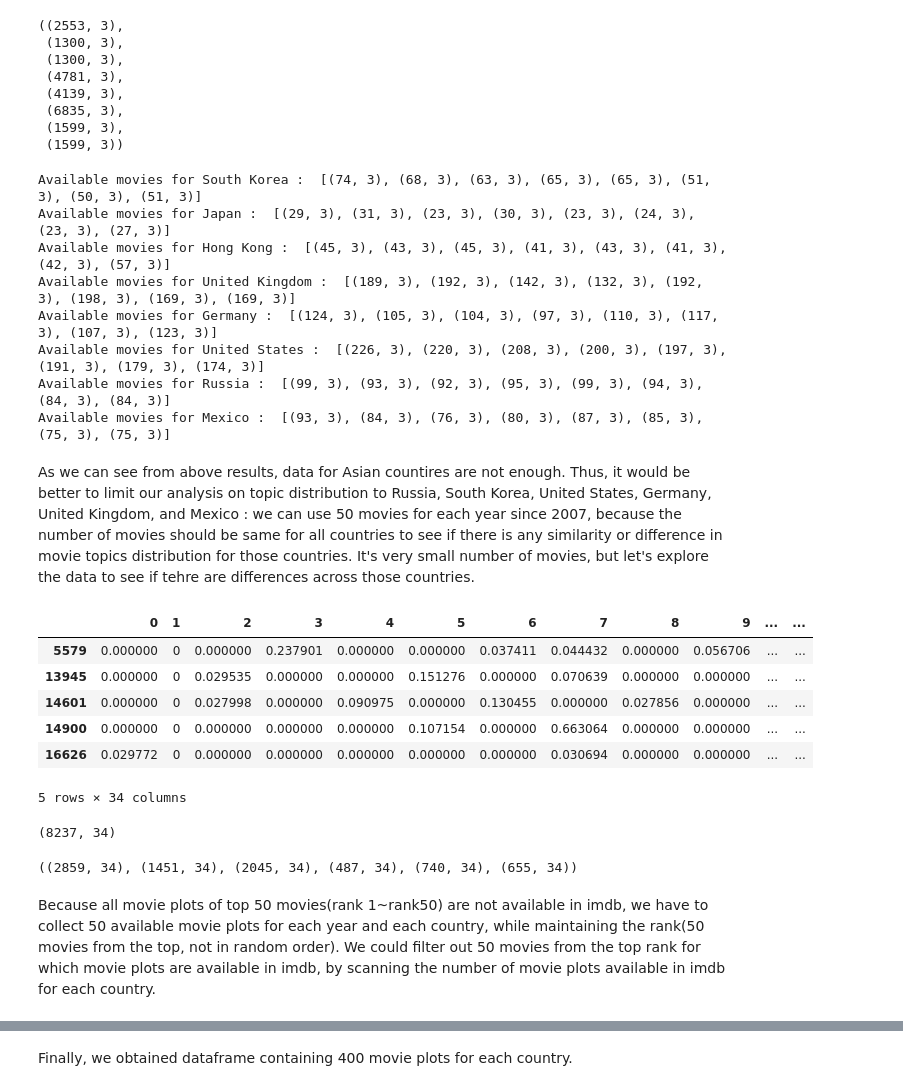
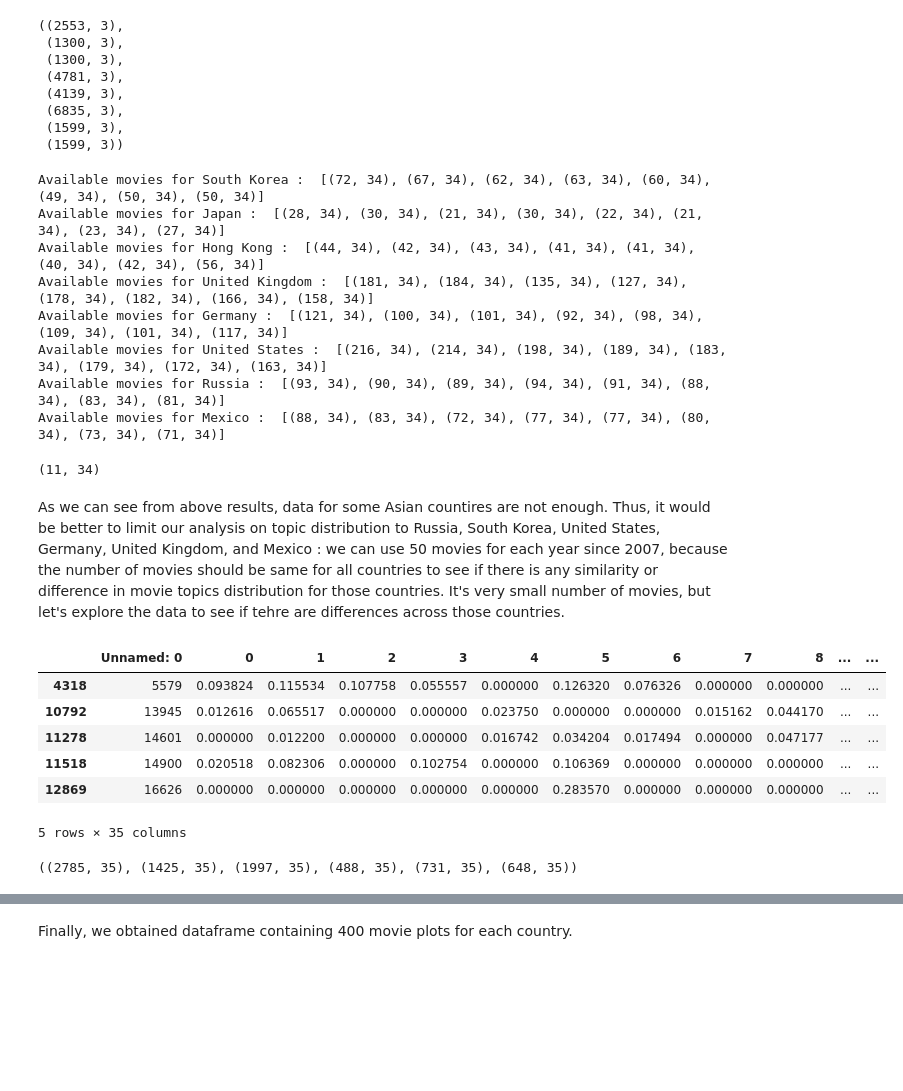
Before and after one commit to soorajmr/moviemeta, a Jupyter notebook: notebooks/popularity_visualization.ipynb, the cells around one changed output, grey strips where cells are left out. Drawn from its saved outputs; the diff is of its cells as text; code cells hidden in the pictures; blank space fills up the shorter version.

```diff
--- a/notebooks/popularity_visualization.ipynb
+++ b/notebooks/popularity_visualization.ipynb
@@ -25,3 +15,8 @@ imdb_meta_df['title'] = imdb_meta_df['title'].apply(lambda x : x.split('(')[0].s
+# %%
+imdb_meta_df = pd.read_csv(dropbox + 'imdb_meta_df_cleaned.csv')
+imdb_topic_df = pd.read_csv(dropbox + 'imdb_topic_df.csv')
+imdb_topic_df['title'] = imdb_topic_df['title'].apply(unidecode)
+imdb_meta_df['title'] = imdb_meta_df['title'].apply(unidecode)
 # %%
 imdb_meta_df.head()
 # %% [output]
@@ -84,21 +81,21 @@ available_us =[]
 available_ru =[]
 available_mx =[]
 for year in years:
-    num_movies_kr = imdb_meta_df[imdb_meta_df['year']==year][imdb_meta_df['title'].isin(kr_df[kr_df['year']==year].movie.tolist())]
+    num_movies_kr = imdb_topic_df[imdb_topic_df['year']==year][imdb_topic_df['title'].isin(kr_df[kr_df['year']==year].movie.tolist())]
     available_kr.append(num_movies_kr.shape)
-    num_movies_jp = imdb_meta_df[imdb_meta_df['year']==year][imdb_meta_df['title'].isin(jp_df[jp_df['year']==year].movie.tolist())]
+    num_movies_jp = imdb_topic_df[imdb_topic_df['year']==year][imdb_topic_df['title'].isin(jp_df[jp_df['year']==year].movie.tolist())]
     available_jp.append(num_movies_jp.shape)
-    num_movies_hk = imdb_meta_df[imdb_meta_df['year']==year][imdb_meta_df['title'].isin(hk_df[hk_df['year']==year].movie.tolist())]
+    num_movies_hk = imdb_topic_df[imdb_topic_df['year']==year][imdb_topic_df['title'].isin(hk_df[hk_df['year']==year].movie.tolist())]
     available_hk.append(num_movies_hk.shape)
-    num_movies_uk = imdb_meta_df[imdb_meta_df['year']==year][imdb_meta_df['title'].isin(uk_df[uk_df['year']==year].movie.tolist())]
+    num_movies_uk = imdb_topic_df[imdb_topic_df['year']==year][imdb_topic_df['title'].isin(uk_df[uk_df['year']==year].movie.tolist())]
     available_uk.append(num_movies_uk.shape)
-    num_movies_ge = imdb_meta_df[imdb_meta_df['year']==year][imdb_meta_df['title'].isin(ge_df[ge_df['year']==year].movie.tolist())]
+    num_movies_ge = imdb_topic_df[imdb_topic_df['year']==year][imdb_topic_df['title'].isin(ge_df[ge_df['year']==year].movie.tolist())]
     available_ge.append(num_movies_ge.shape)
-    num_movies_us = imdb_meta_df[imdb_meta_df['year']==year][imdb_meta_df['title'].isin(us_df[us_df['year']==year].movie.tolist())]
+    num_movies_us = imdb_topic_df[imdb_topic_df['year']==year][imdb_topic_df['title'].isin(us_df[us_df['year']==year].movie.tolist())]
     available_us.append(num_movies_us.shape)
-    num_movies_ru = imdb_meta_df[imdb_meta_df['year']==year][imdb_meta_df['title'].isin(ru_df[ru_df['year']==year].movie.tolist())]
+    num_movies_ru = imdb_topic_df[imdb_topic_df['year']==year][imdb_topic_df['title'].isin(ru_df[ru_df['year']==year].movie.tolist())]
     available_ru.append(num_movies_ru.shape)
-    num_movies_mx = imdb_meta_df[imdb_meta_df['year']==year][imdb_meta_df['title'].isin(mx_df[mx_df['year']==year].movie.tolist())]
+    num_movies_mx = imdb_topic_df[imdb_topic_df['year']==year][imdb_topic_df['title'].isin(mx_df[mx_df['year']==year].movie.tolist())]
     available_mx.append(num_movies_mx.shape)
 print "Available movies for South Korea : " ,available_kr
 print "Available movies for Japan : " ,available_jp
@@ -109,47 +106,47 @@ print "Available movies for United States : " ,available_us
 print "Available movies for Russia : " ,available_ru
 print "Available movies for Mexico : " ,available_mx
 # %% [output]
-Available movies for South Korea :  [(74, 3), (68, 3), (63, 3), (65, 3), (65, 3), (51, 3), (50, 3), (51, 3)]
-Available movies for Japan :  [(29, 3), (31, 3), (23, 3), (30, 3), (23, 3), (24, 3), (23, 3), (27, 3)]
-Available movies for Hong Kong :  [(45, 3), (43, 3), (45, 3), (41, 3), (43, 3), (41, 3), (42, 3), (57, 3)]
-Available movies for United Kingdom :  [(189, 3), (192, 3), (142, 3), (132, 3), (192, 3), (198, 3), (169, 3), (169, 3)]
-Available movies for Germany :  [(124, 3), (105, 3), (104, 3), (97, 3), (110, 3), (117, 3), (107, 3), (123, 3)]
-Available movies for United States :  [(226, 3), (220, 3), (208, 3), (200, 3), (197, 3), (191, 3), (179, 3), (174, 3)]
-Available movies for Russia :  [(99, 3), (93, 3), (92, 3), (95, 3), (99, 3), (94, 3), (84, 3), (84, 3)]
-Available movies for Mexico :  [(93, 3), (84, 3), (76, 3), (80, 3), (87, 3), (85, 3), (75, 3), (75, 3)]
+Available movies for South Korea :  [(72, 34), (67, 34), (62, 34), (63, 34), (60, 34), (49, 34), (50, 34), (50, 34)]
+Available movies for Japan :  [(28, 34), (30, 34), (21, 34), (30, 34), (22, 34), (21, 34), (23, 34), (27, 34)]
+Available movies for Hong Kong :  [(44, 34), (42, 34), (43, 34), (41, 34), (41, 34), (40, 34), (42, 34), (56, 34)]
+Available movies for United Kingdom :  [(181, 34), (184, 34), (135, 34), (127, 34), (178, 34), (182, 34), (166, 34), (158, 34)]
+Available movies for Germany :  [(121, 34), (100, 34), (101, 34), (92, 34), (98, 34), (109, 34), (101, 34), (117, 34)]
+Available movies for United States :  [(216, 34), (214, 34), (198, 34), (189, 34), (183, 34), (179, 34), (172, 34), (163, 34)]
+Available movies for Russia :  [(93, 34), (90, 34), (89, 34), (94, 34), (91, 34), (88, 34), (83, 34), (81, 34)]
+Available movies for Mexico :  [(88, 34), (83, 34), (72, 34), (77, 34), (77, 34), (80, 34), (73, 34), (71, 34)]
+# %%
+imdb_topic_df[imdb_topic_df['year']==year][imdb_topic_df['title'].isin(us_df[us_df['year']==year].movie.tolist())]
+# %% [output]
+(11, 34)
 # %% [markdown]
-As we can see from above results, data for Asian countires are not enough. Thus, it would be better to limit our analysis on topic distribution to Russia, South Korea, United States, Germany, United Kingdom, and Mexico : we can use 50 movies for each year since 2007, because the number of movies should be same for all countries to see if there is any similarity or difference in movie topics distribution for those countries. It's very small number of movies, but let's explore the data to see if tehre are differences across those countries.
+As we can see from above results, data for some Asian countires are not enough. Thus, it would be better to limit our analysis on topic distribution to Russia, South Korea, United States, Germany, United Kingdom, and Mexico : we can use 50 movies for each year since 2007, because the number of movies should be same for all countries to see if there is any similarity or difference in movie topics distribution for those countries. It's very small number of movies, but let's explore the data to see if tehre are differences across those countries.
 # %%
 def get(df, year, country=None):
     df = df[df['year']==year]
     if country:
         return df[df['country']==country]
     return df
 
 imdb_merged_df = pd.DataFrame()
 
 for year in range(2001, 2015):
     for country in ['Germany','United States', 'United Kingdom', 'South Korea', 'Russia', 'Mexico']:
         topic = get(imdb_topic_df, year)
         top = get(topmovies_df, year,country)
         #remove date from imdb title
-        titles = topic.title.apply(lambda x : x.split('(')[0].strip())
-        topic = topic[titles.isin(top.movie.tolist())]
+        titles = topic.title.apply(lambda x : x.split('(')[0].strip().lower())
+        topic = topic[titles.isin([t.lower() for t in top.movie.tolist()])]
         topic['country'] = country
         imdb_merged_df = pd.concat([imdb_merged_df, topic])
 imdb_merged_df.head()
 # %% [output]
-|  | 0 | 1 | 2 | 3 | 4 | 5 | 6 | 7 | 8 | 9 | ... | ... |
-| 5579 | 0.000000 | 0 | 0.000000 | 0.237901 | 0.000000 | 0.000000 | 0.037411 | 0.044432 | 0.000000 | 0.056706 | ... | ... |
-| 13945 | 0.000000 | 0 | 0.029535 | 0.000000 | 0.000000 | 0.151276 | 0.000000 | 0.070639 | 0.000000 | 0.000000 | ... | ... |
-| 14601 | 0.000000 | 0 | 0.027998 | 0.000000 | 0.090975 | 0.000000 | 0.130455 | 0.000000 | 0.027856 | 0.000000 | ... | ... |
-| 14900 | 0.000000 | 0 | 0.000000 | 0.000000 | 0.000000 | 0.107154 | 0.000000 | 0.663064 | 0.000000 | 0.000000 | ... | ... |
-| 16626 | 0.029772 | 0 | 0.000000 | 0.000000 | 0.000000 | 0.000000 | 0.000000 | 0.030694 | 0.000000 | 0.000000 | ... | ... |
+|  | Unnamed: 0 | 0 | 1 | 2 | 3 | 4 | 5 | 6 | 7 | 8 | ... | ... |
+| 4318 | 5579 | 0.093824 | 0.115534 | 0.107758 | 0.055557 | 0.000000 | 0.126320 | 0.076326 | 0.000000 | 0.000000 | ... | ... |
+| 10792 | 13945 | 0.012616 | 0.065517 | 0.000000 | 0.000000 | 0.023750 | 0.000000 | 0.000000 | 0.015162 | 0.044170 | ... | ... |
+| 11278 | 14601 | 0.000000 | 0.012200 | 0.000000 | 0.000000 | 0.016742 | 0.034204 | 0.017494 | 0.000000 | 0.047177 | ... | ... |
+| 11518 | 14900 | 0.020518 | 0.082306 | 0.000000 | 0.102754 | 0.000000 | 0.106369 | 0.000000 | 0.000000 | 0.000000 | ... | ... |
+| 12869 | 16626 | 0.000000 | 0.000000 | 0.000000 | 0.000000 | 0.000000 | 0.283570 | 0.000000 | 0.000000 | 0.000000 | ... | ... |
-5 rows × 34 columns
+5 rows × 35 columns
-# %%
-imdb_merged_df.shape
-# %% [output]
-(8237, 34)
 # %%
 #filtering all movies available in imdb for each country
 imdb_df_us_all = imdb_merged_df[imdb_merged_df['country']=='United States']
@@ -160,6 +157,4 @@ imdb_df_ru_all = imdb_merged_df[imdb_merged_df['country']=='Russia']
 imdb_df_mx_all = imdb_merged_df[imdb_merged_df['country']=='Mexico']
 imdb_df_us_all.shape, imdb_df_ge_all.shape, imdb_df_uk_all.shape, imdb_df_kr_all.shape, imdb_df_ru_all.shape, imdb_df_mx_all.shape
 # %% [output]
-((2859, 34), (1451, 34), (2045, 34), (487, 34), (740, 34), (655, 34))
+((2785, 35), (1425, 35), (1997, 35), (488, 35), (731, 35), (648, 35))
-# %% [markdown]
-Because all movie plots of top 50 movies(rank 1~rank50) are not available in imdb, we have to collect 50 available movie plots for each year and each country, while maintaining the rank(50 movies from the top, not in random order). We could filter out 50 movies from the top rank for which movie plots are available in imdb, by scanning the number of movie plots available in imdb for each country.
```
Also changed, not shown: parts of 33 cells of this notebook, 5 other files.
